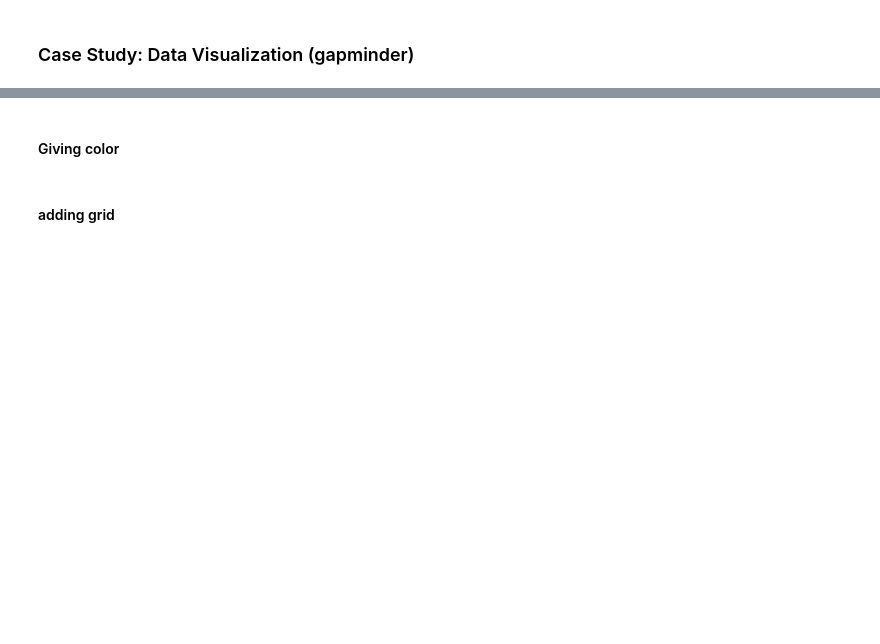
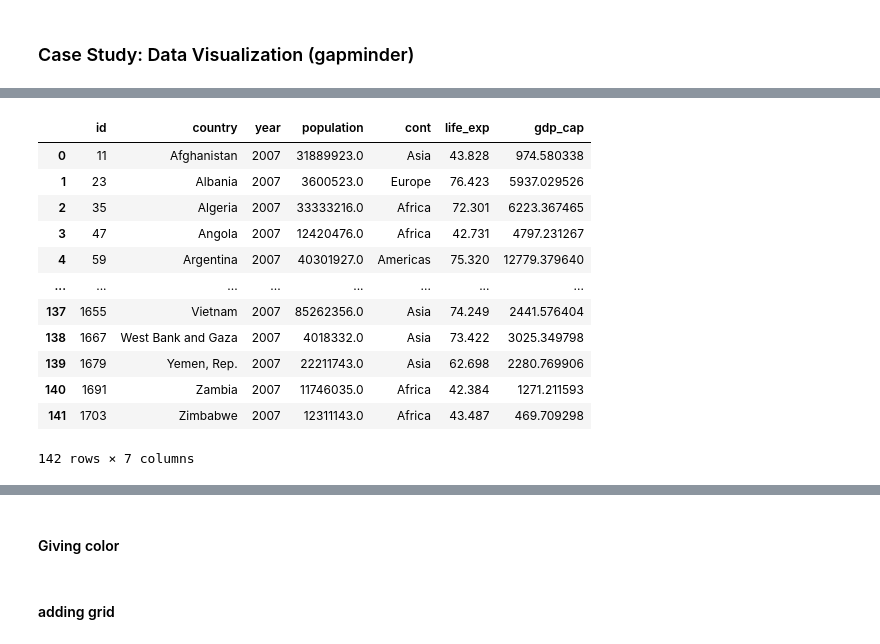
Before and after one commit to ShaheerJamalChishti90/CDE-Learning-B2, a Jupyter notebook: 03 Data Analysis/Numpy & Matplotlib/02_CaseStudy_Data_Visualization.ipynb, the cells around one changed output, grey strips where cells are left out. Saved outputs shown, nothing was run; the diff lists cells and outputs as text; code cells hidden in the pictures; blank space fills up the shorter version.

```diff
--- a/03 Data Analysis/Numpy & Matplotlib/02_CaseStudy_Data_Visualization.ipynb
+++ b/03 Data Analysis/Numpy & Matplotlib/02_CaseStudy_Data_Visualization.ipynb
@@ -7,2 +19,18 @@ import matplotlib.pyplot as plt
 # %%
 # read data
+df = pd.read_csv('./dataset/gapminder.csv')
+df
+# %% [output]
+|  | id | country | year | population | cont | life_exp | gdp_cap |
+| 0 | 11 | Afghanistan | 2007 | 31889923.0 | Asia | 43.828 | 974.580338 |
+| 1 | 23 | Albania | 2007 | 3600523.0 | Europe | 76.423 | 5937.029526 |
+| 2 | 35 | Algeria | 2007 | 33333216.0 | Africa | 72.301 | 6223.367465 |
+| 3 | 47 | Angola | 2007 | 12420476.0 | Africa | 42.731 | 4797.231267 |
+| 4 | 59 | Argentina | 2007 | 40301927.0 | Americas | 75.320 | 12779.379640 |
+| ... | ... | ... | ... | ... | ... | ... | ... |
+| 137 | 1655 | Vietnam | 2007 | 85262356.0 | Asia | 74.249 | 2441.576404 |
+| 138 | 1667 | West Bank and Gaza | 2007 | 4018332.0 | Asia | 73.422 | 3025.349798 |
+| 139 | 1679 | Yemen, Rep. | 2007 | 22211743.0 | Asia | 62.698 | 2280.769906 |
+| 140 | 1691 | Zambia | 2007 | 11746035.0 | Africa | 42.384 | 1271.211593 |
+| 141 | 1703 | Zimbabwe | 2007 | 12311143.0 | Africa | 43.487 | 469.709298 |
+142 rows × 7 columns
```
Also changed, not shown: parts of 6 cells of this notebook, 1 other file.
